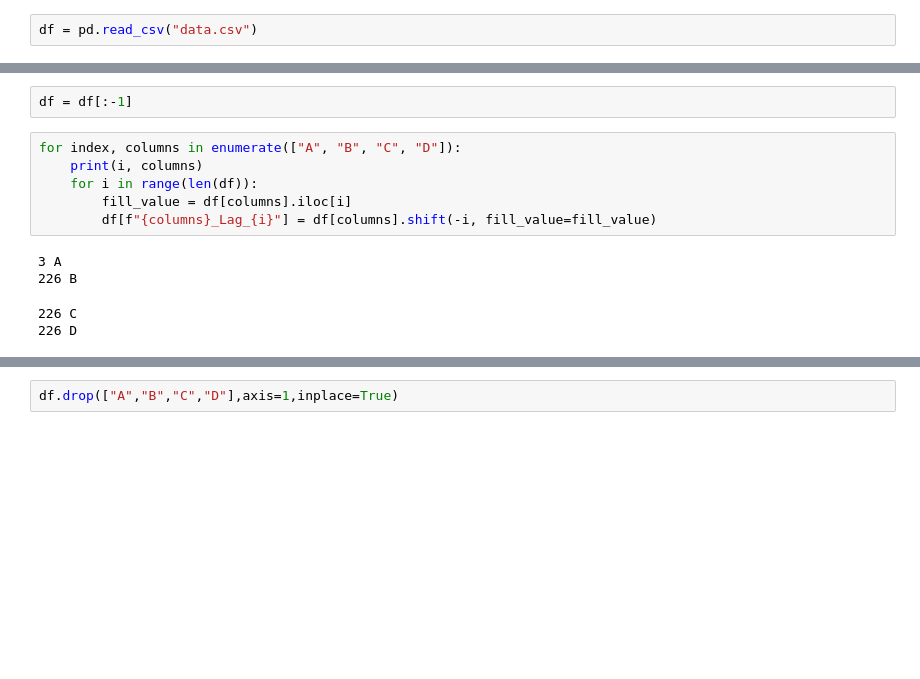
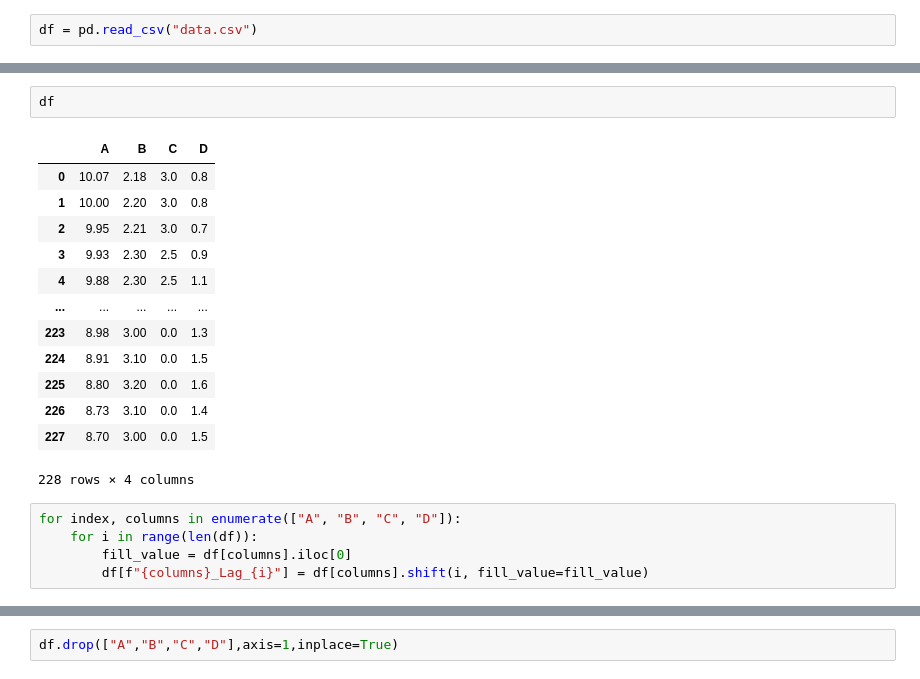
Before and after one commit to SamKimbinyi/int3, a Jupyter notebook: q1.ipynb, the cells around one changed output, grey strips where cells are left out. Drawn from its saved outputs; the diff is of its cells as text; blank space fills up the shorter version.

```diff
--- a/q1.ipynb
+++ b/q1.ipynb
@@ -16,13 +32,21 @@ target = target.dropna()
 # %%
-df = df[:-1]
+df
+# %% [output]
+|  | A | B | C | D |
+| 0 | 10.07 | 2.18 | 3.0 | 0.8 |
+| 1 | 10.00 | 2.20 | 3.0 | 0.8 |
+| 2 | 9.95 | 2.21 | 3.0 | 0.7 |
+| 3 | 9.93 | 2.30 | 2.5 | 0.9 |
+| 4 | 9.88 | 2.30 | 2.5 | 1.1 |
+| ... | ... | ... | ... | ... |
+| 223 | 8.98 | 3.00 | 0.0 | 1.3 |
+| 224 | 8.91 | 3.10 | 0.0 | 1.5 |
+| 225 | 8.80 | 3.20 | 0.0 | 1.6 |
+| 226 | 8.73 | 3.10 | 0.0 | 1.4 |
+| 227 | 8.70 | 3.00 | 0.0 | 1.5 |
+228 rows × 4 columns
 # %%
 for index, columns in enumerate(["A", "B", "C", "D"]):
-    print(i, columns)
     for i in range(len(df)):
-        fill_value = df[columns].iloc[i]
-        df[f"{columns}_Lag_{i}"] = df[columns].shift(-i, fill_value=fill_value)
+        fill_value = df[columns].iloc[0]
+        df[f"{columns}_Lag_{i}"] = df[columns].shift(i, fill_value=fill_value)
-# %% [output]
-3 A
-226 B
-226 C
-226 D
```
Also changed, not shown: parts of 18 cells of this notebook, 1 other file.
